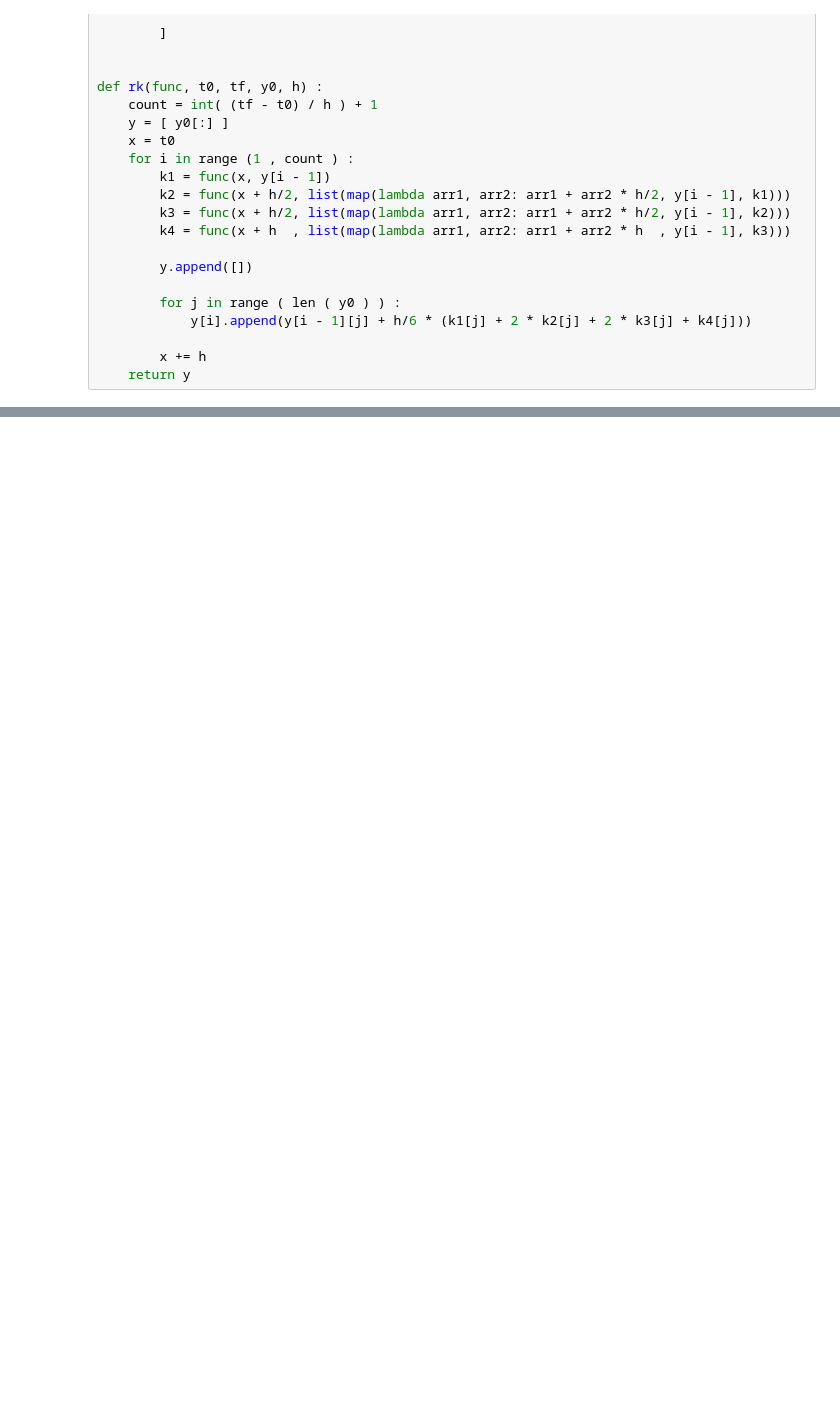
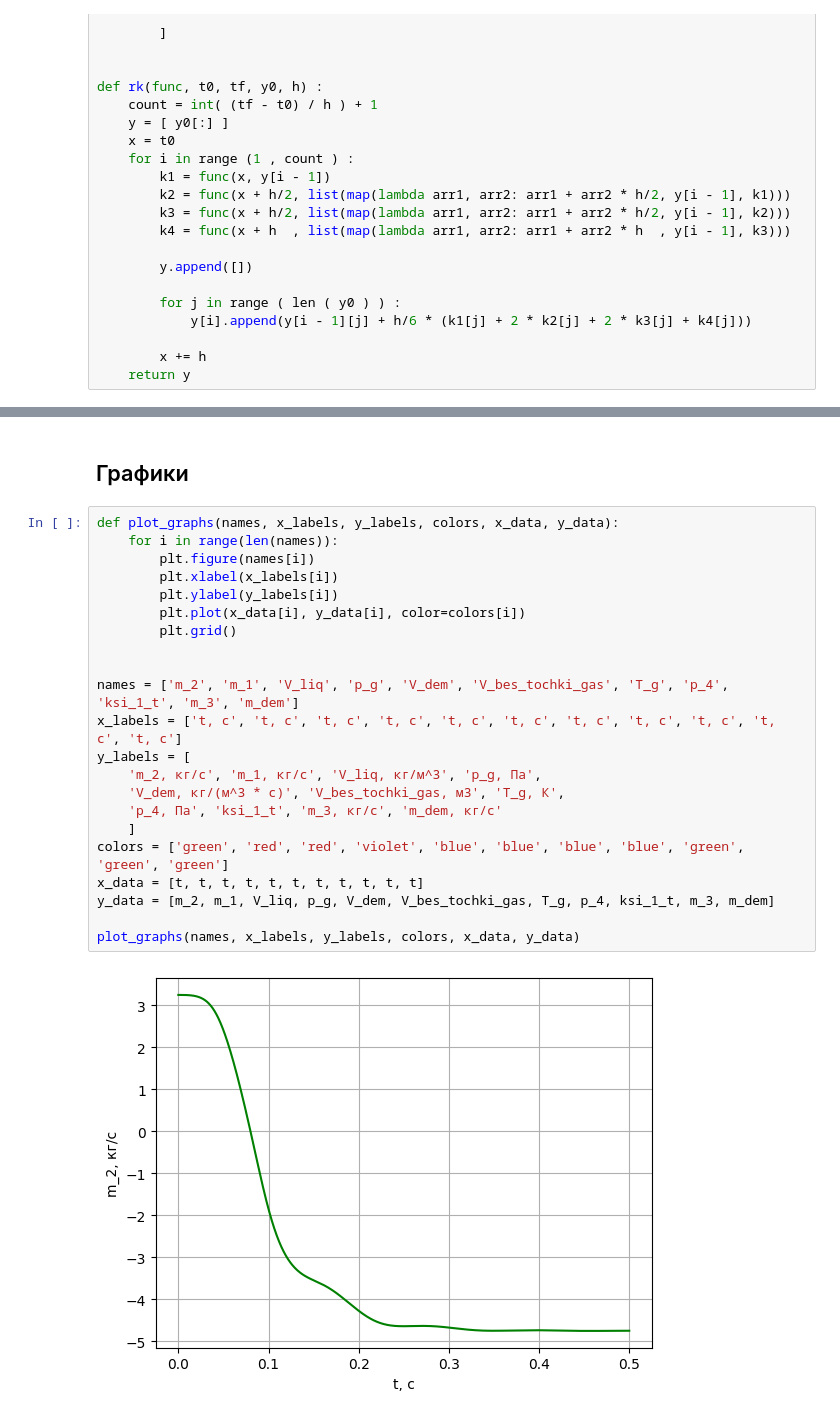
Before and after one commit to philingood/moriarty, a Jupyter notebook: main.ipynb, the cells around one changed output, grey strips where cells are left out. Drawn from its saved outputs; the diff is of its cells as text; blank space fills up the shorter version.

```diff
--- a/main.ipynb
+++ b/main.ipynb
@@ -391,0 +420,26 @@ plot_graphs(names, x_labels, y_labels, colors, x_data, y_data)
+# %% [markdown]
+## Графики
+# %%
+def plot_graphs(names, x_labels, y_labels, colors, x_data, y_data):
+    for i in range(len(names)):
+        plt.figure(names[i])
+        plt.xlabel(x_labels[i])
+        plt.ylabel(y_labels[i])
+        plt.plot(x_data[i], y_data[i], color=colors[i])
+        plt.grid()
+
+
+names = ['m_2', 'm_1', 'V_liq', 'p_g', 'V_dem', 'V_bes_tochki_gas', 'T_g', 'p_4', 'ksi_1_t', 'm_3', 'm_dem']
+x_labels = ['t, с', 't, с', 't, с', 't, с', 't, с', 't, с', 't, с', 't, с', 't, с', 't, с', 't, с']
+y_labels = [
+    'm_2, кг/с', 'm_1, кг/с', 'V_liq, кг/м^3', 'p_g, Па',
+    'V_dem, кг/(м^3 * c)', 'V_bes_tochki_gas, м3', 'T_g, К',
+    'p_4, Па', 'ksi_1_t', 'm_3, кг/с', 'm_dem, кг/с'
+    ]
+colors = ['green', 'red', 'red', 'violet', 'blue', 'blue', 'blue', 'blue', 'green', 'green', 'green']
+x_data = [t, t, t, t, t, t, t, t, t, t, t]
+y_data = [m_2, m_1, V_liq, p_g, V_dem, V_bes_tochki_gas, T_g, p_4, ksi_1_t, m_3, m_dem]
+
+plot_graphs(names, x_labels, y_labels, colors, x_data, y_data)
+# %% [output]
+[figure, added]
```
Also changed, not shown: parts of 15 cells of this notebook.
